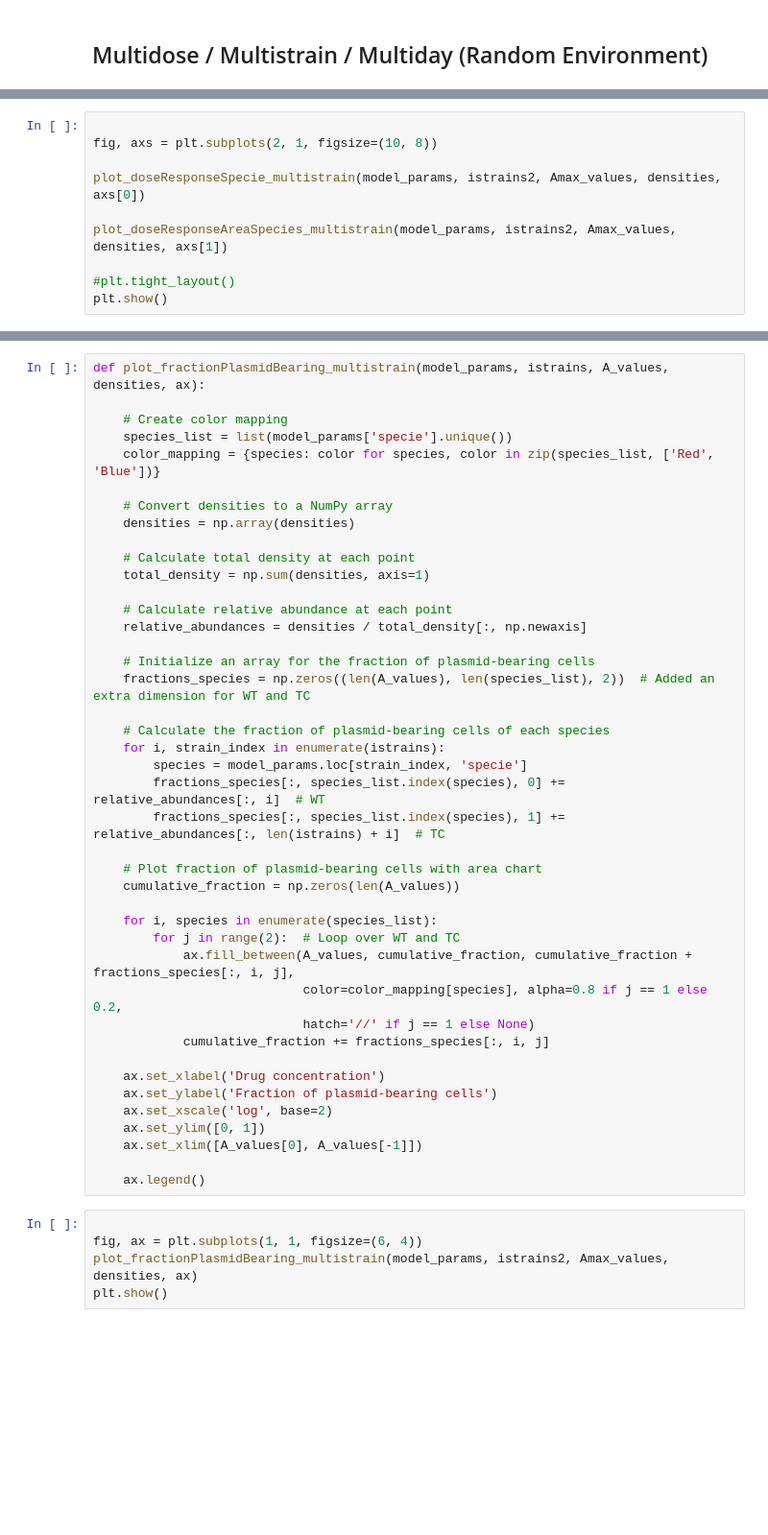
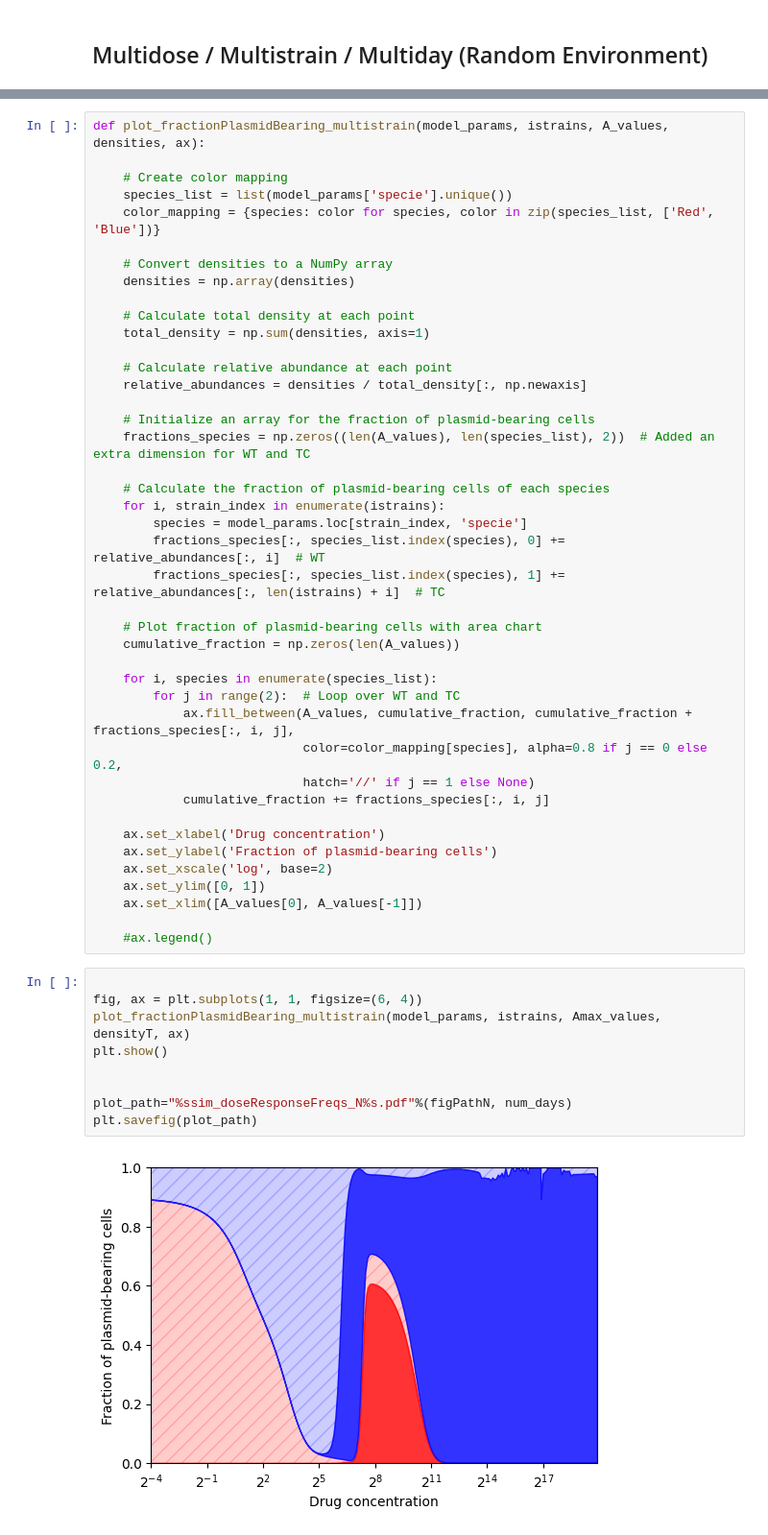
Before and after one commit to ccg-esb/EvK, a Jupyter notebook: py_pOXA48_SI3_multistrain.ipynb, the cells around one changed output, grey strips where cells are left out. Shown at 96% size. Cells and saved outputs as stored; diff of their text form; blank space fills up the shorter version.

```diff
--- a/py_pOXA48_SI3_multistrain.ipynb
+++ b/py_pOXA48_SI3_multistrain.ipynb
@@ -700,10 +767,0 @@ def plot_doseResponseAreaSpecies_multistrain(model_params, istrains, A_values, d
-# %%
-
-fig, axs = plt.subplots(2, 1, figsize=(10, 8))
-
-plot_doseResponseSpecie_multistrain(model_params, istrains2, Amax_values, densities, axs[0])
-
-plot_doseResponseAreaSpecies_multistrain(model_params, istrains2, Amax_values, densities, axs[1])
-
-#plt.tight_layout()
-plt.show()
@@ -742,7 +796,7 @@ def plot_fractionPlasmidBearing_multistrain(model_params, istrains, A_values, de
     for i, species in enumerate(species_list):
         for j in range(2):  # Loop over WT and TC
             ax.fill_between(A_values, cumulative_fraction, cumulative_fraction + fractions_species[:, i, j],
-                            color=color_mapping[species], alpha=0.8 if j == 1 else 0.2,
+                            color=color_mapping[species], alpha=0.8 if j == 0 else 0.2,
                             hatch='//' if j == 1 else None)
             cumulative_fraction += fractions_species[:, i, j]
 
@@ -752,10 +806,15 @@ def plot_fractionPlasmidBearing_multistrain(model_params, istrains, A_values, de
     ax.set_ylim([0, 1])
     ax.set_xlim([A_values[0], A_values[-1]])
 
-    ax.legend()
+    #ax.legend()
 # %%
 
 fig, ax = plt.subplots(1, 1, figsize=(6, 4))
-plot_fractionPlasmidBearing_multistrain(model_params, istrains2, Amax_values, densities, ax)
+plot_fractionPlasmidBearing_multistrain(model_params, istrains, Amax_values, densityT, ax)
 plt.show()
+
+
+plot_path="%ssim_doseResponseFreqs_N%s.pdf"%(figPathN, num_days)
+plt.savefig(plot_path)
 # %% [output]
+[figure, new version]
```
Also changed, not shown: parts of 44 cells of this notebook.
